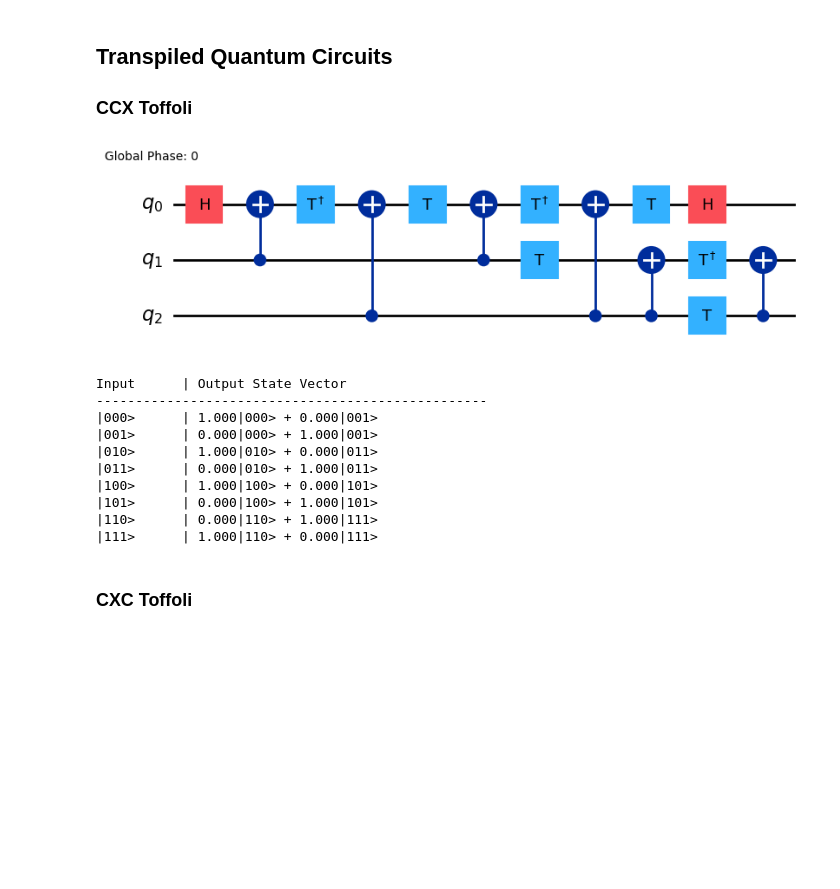
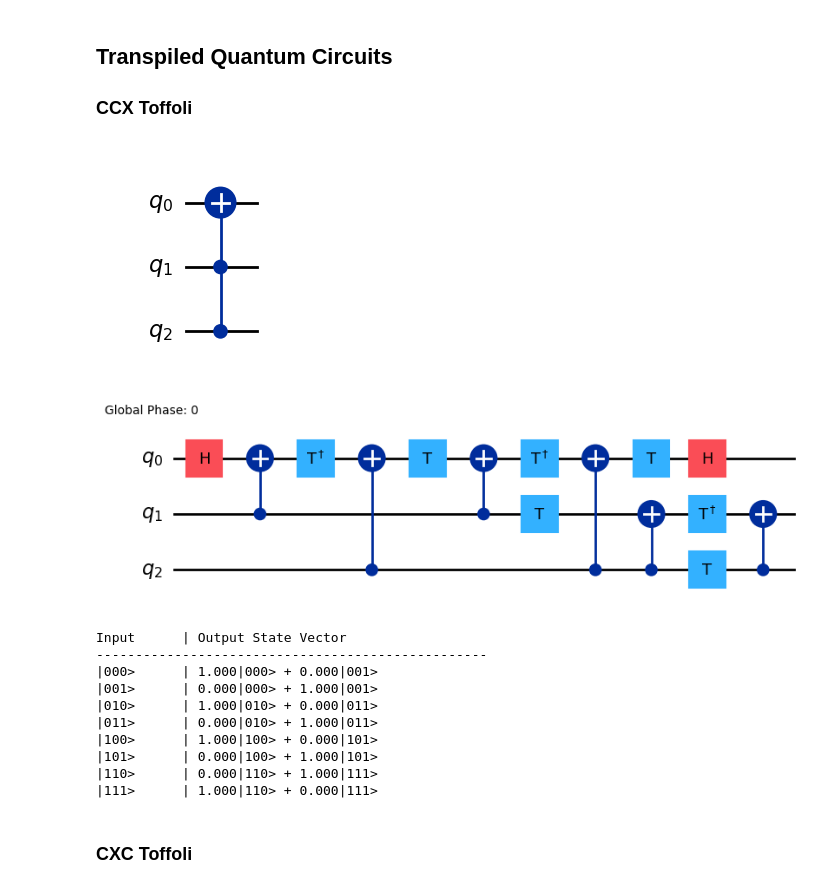
Before and after one commit to vpjuguilon/Physics-305-Quantum-Information, a Jupyter notebook: toffoli.ipynb, the cells around one changed output. Saved outputs shown, nothing was run; the diff lists cells and outputs as text; code cells hidden in the pictures; blank space fills up the shorter version.

```diff
--- a/toffoli.ipynb
+++ b/toffoli.ipynb
@@ -99,13 +99,15 @@ Trial circuit generates correct Toffoli up to a relative phase
 # %%
 qc_toffoli_perfect = QuantumCircuit(3)
 qc_toffoli_perfect.ccx(2, 1, 0)
+display(qc_toffoli_perfect.draw(output='mpl'))
 
 qc_toffoli_transpiled_ccx = transpile(qc_toffoli_perfect, basis_gates=['s', 'cx', 'h', 't', 'tdg'])
 display(qc_toffoli_transpiled_ccx.draw(output='mpl'))
 
 state_eval(qc_toffoli_transpiled_ccx)
 # %% [output]
-[figure, old version]
+[figure, new version]
+[figure, added]
 Input      | Output State Vector
 --------------------------------------------------
 |000>      | 1.000|000> + 0.000|001>
```
Also changed, not shown: parts of 2 cells of this notebook, 1 other file.
